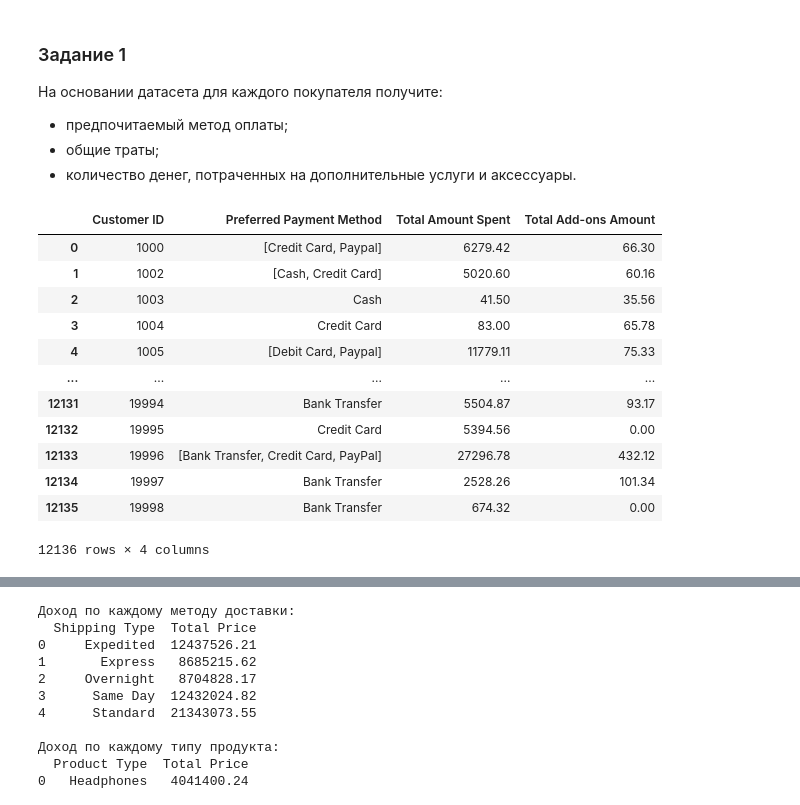
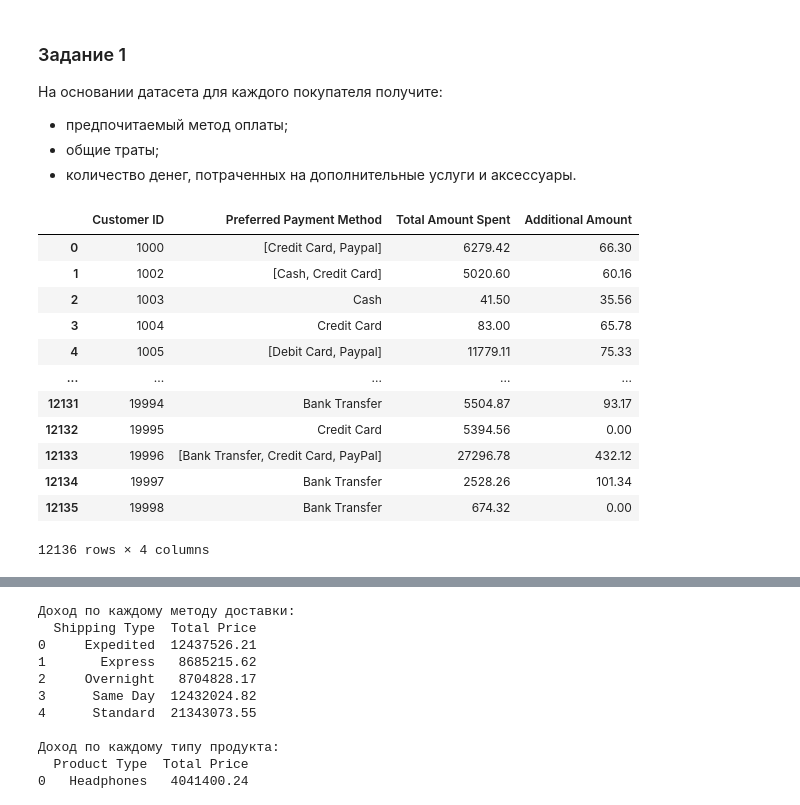
Before and after one commit to MaxKots/Python_for_data_engineering, a Jupyter notebook: Webinar 8. Numpy and Pandas libraries. Data visualization/Homework.ipynb, the cells around one changed output, grey strips where cells are left out. Drawn from its saved outputs; the diff is of its cells as text; code cells hidden in the pictures.

```diff
--- a/Webinar 8. Numpy and Pandas libraries. Data visualization/Homework.ipynb
+++ b/Webinar 8. Numpy and Pandas libraries. Data visualization/Homework.ipynb
@@ -7,28 +7,28 @@
 # %%
 import pandas as pd
 
 # Грузим датасет из csv
 df = pd.read_csv('Electronic_sales_Sep2023-Sep2024.csv', sep = ',')
 
 # df.head()
 
 # 1) метод оплаты
 preferred_payment = df.groupby('Customer ID')['Payment Method'].agg(pd.Series.mode).reset_index()
 preferred_payment.columns = ['Customer ID', 'Preferred Payment Method']
 
 # 2) Общие траты
 total_spent = df.groupby('Customer ID')['Total Price'].sum().reset_index()
 total_spent.columns = ['Customer ID', 'Total Amount Spent']
 
 # 3) На доп. услуги
 additional = df.groupby('Customer ID')['Add-on Total'].sum().reset_index()
-additional.columns = ['Customer ID', 'Total Add-ons Amount']
+additional.columns = ['Customer ID', 'Additional Amount']
 
 # Объединение в общий dataframe
 preferred_payment.merge(total_spent, on='Customer ID') \
                            .merge(additional, on='Customer ID')
 # %% [output]
-|  | Customer ID | Preferred Payment Method | Total Amount Spent | Total Add-ons Amount |
+|  | Customer ID | Preferred Payment Method | Total Amount Spent | Additional Amount |
 | 0 | 1000 | [Credit Card, Paypal] | 6279.42 | 66.30 |
 | 1 | 1002 | [Cash, Credit Card] | 5020.60 | 60.16 |
 | 2 | 1003 | Cash | 41.50 | 35.56 |
```
Also changed, not shown: parts of 2 cells of this notebook.
